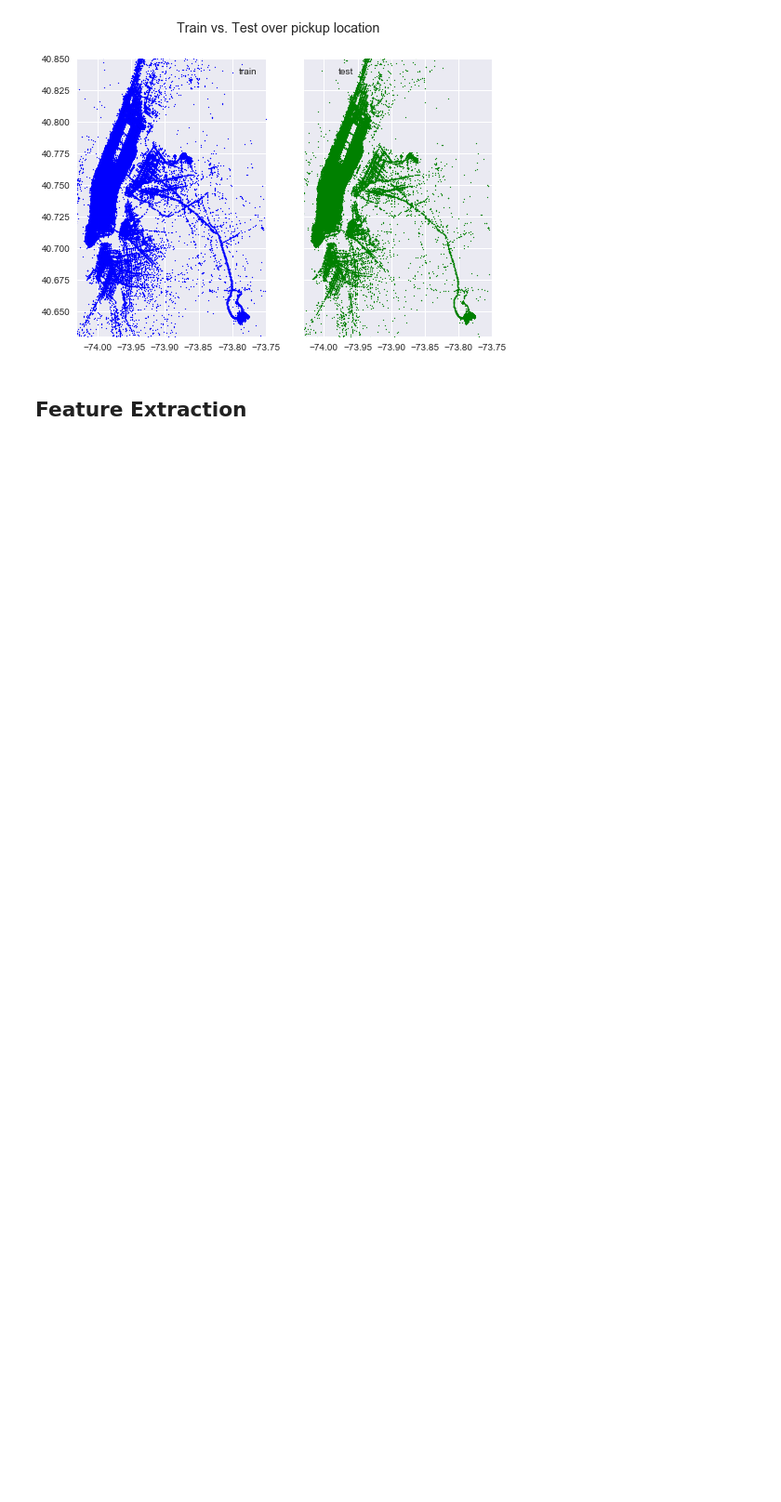
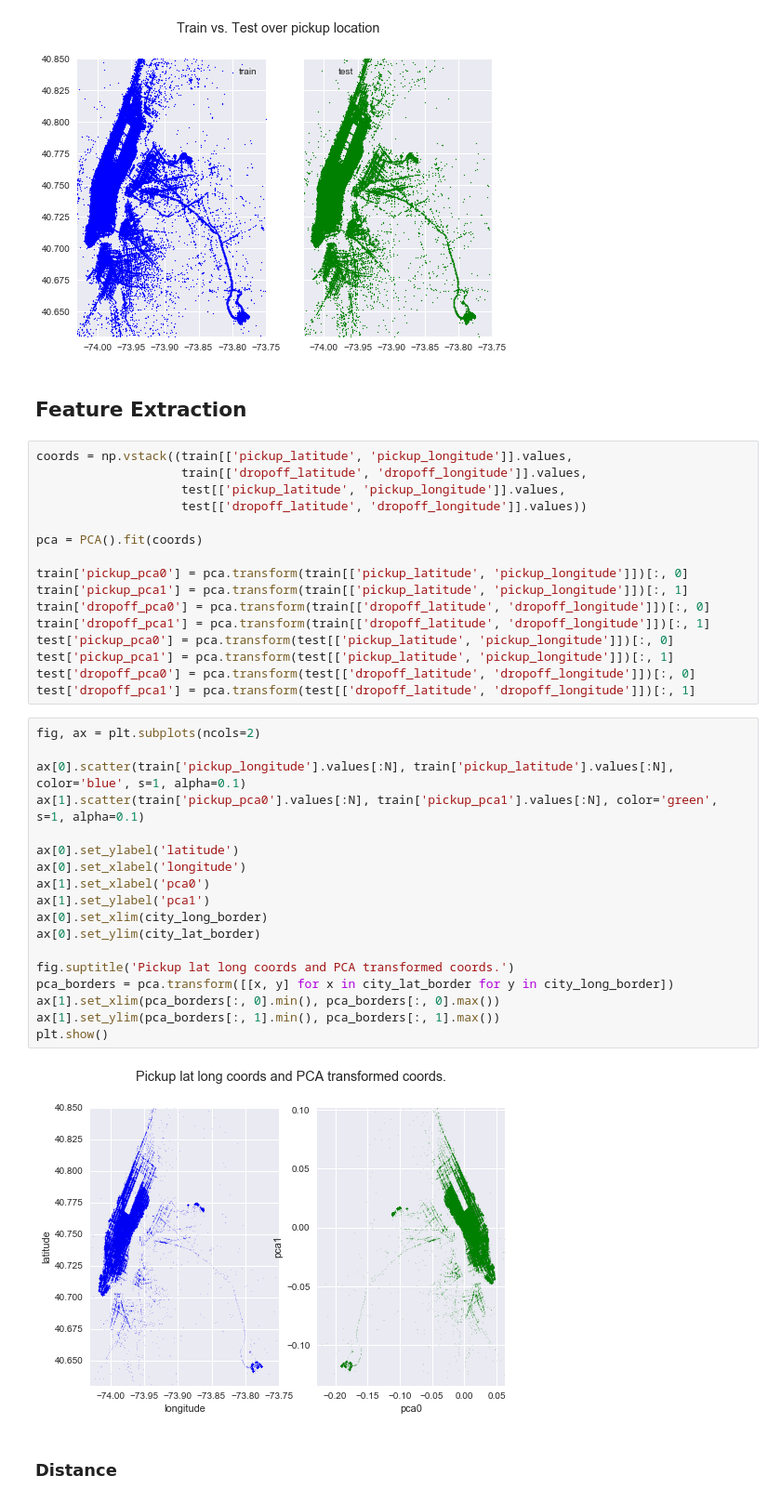
Before and after one commit to WeinanHuang/Kaggle-Playground, a Jupyter notebook: NYC Taxi/NYC Taxi EDA.ipynb, the cells around one changed output. Shown: that part at 93% size. Saved outputs shown, nothing was run; the diff lists cells and outputs as text; blank space fills up the shorter version.

```diff
--- a/NYC Taxi/NYC Taxi EDA.ipynb
+++ b/NYC Taxi/NYC Taxi EDA.ipynb
@@ -155,3 +155,41 @@ plt.show()
 [figure]
 # %% [markdown]
 ## Feature Extraction
+# %%
+coords = np.vstack((train[['pickup_latitude', 'pickup_longitude']].values,
+                    train[['dropoff_latitude', 'dropoff_longitude']].values,
+                    test[['pickup_latitude', 'pickup_longitude']].values,
+                    test[['dropoff_latitude', 'dropoff_longitude']].values))
+
+pca = PCA().fit(coords)
+
+train['pickup_pca0'] = pca.transform(train[['pickup_latitude', 'pickup_longitude']])[:, 0]
+train['pickup_pca1'] = pca.transform(train[['pickup_latitude', 'pickup_longitude']])[:, 1]
+train['dropoff_pca0'] = pca.transform(train[['dropoff_latitude', 'dropoff_longitude']])[:, 0]
+train['dropoff_pca1'] = pca.transform(train[['dropoff_latitude', 'dropoff_longitude']])[:, 1]
+test['pickup_pca0'] = pca.transform(test[['pickup_latitude', 'pickup_longitude']])[:, 0]
+test['pickup_pca1'] = pca.transform(test[['pickup_latitude', 'pickup_longitude']])[:, 1]
+test['dropoff_pca0'] = pca.transform(test[['dropoff_latitude', 'dropoff_longitude']])[:, 0]
+test['dropoff_pca1'] = pca.transform(test[['dropoff_latitude', 'dropoff_longitude']])[:, 1]
+# %%
+fig, ax = plt.subplots(ncols=2)
+
+ax[0].scatter(train['pickup_longitude'].values[:N], train['pickup_latitude'].values[:N], color='blue', s=1, alpha=0.1)
+ax[1].scatter(train['pickup_pca0'].values[:N], train['pickup_pca1'].values[:N], color='green', s=1, alpha=0.1)
+
+ax[0].set_ylabel('latitude')
+ax[0].set_xlabel('longitude')
+ax[1].set_xlabel('pca0')
+ax[1].set_ylabel('pca1')
+ax[0].set_xlim(city_long_border)
+ax[0].set_ylim(city_lat_border)
+
+fig.suptitle('Pickup lat long coords and PCA transformed coords.')
+pca_borders = pca.transform([[x, y] for x in city_lat_border for y in city_long_border])
+ax[1].set_xlim(pca_borders[:, 0].min(), pca_borders[:, 0].max())
+ax[1].set_ylim(pca_borders[:, 1].min(), pca_borders[:, 1].max())
+plt.show()
+# %% [output]
+[figure, added]
+# %% [markdown]
+### Distance
```
